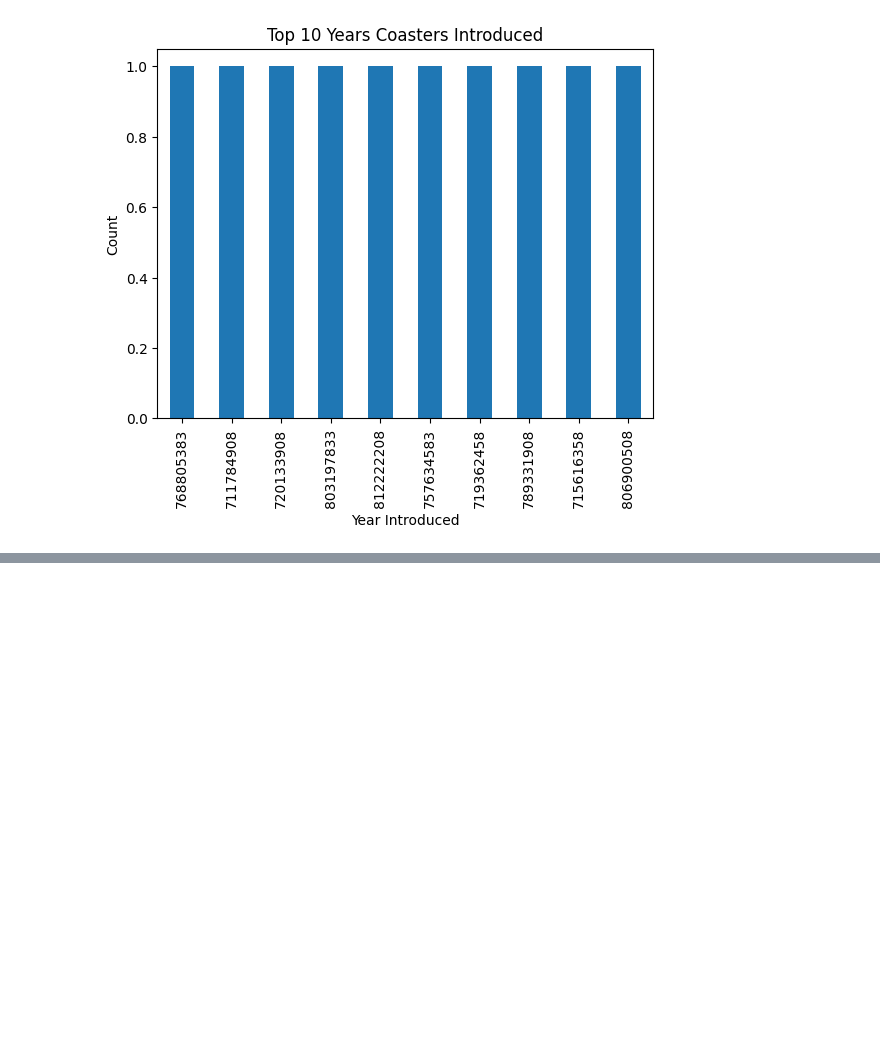
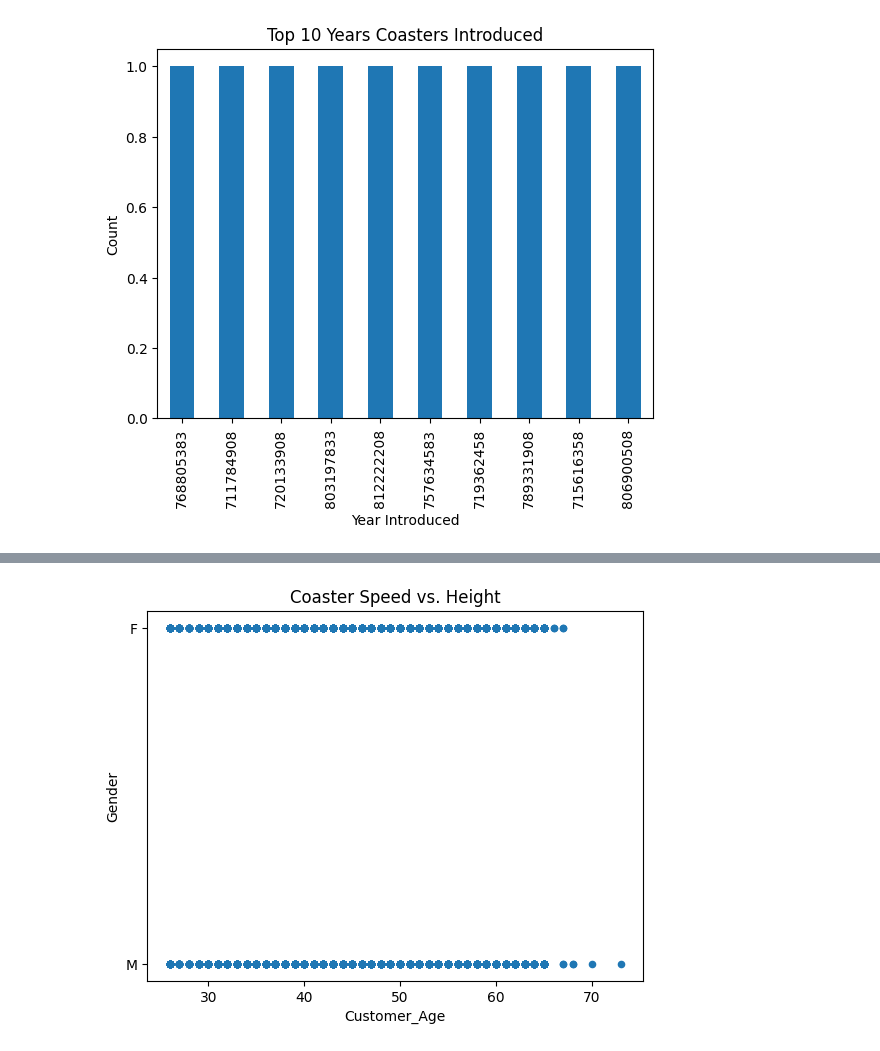
Before and after one commit to renggadiansa/python-project, a Jupyter notebook: ai/read.ipynb, the cells around one changed output, grey strips where cells are left out. Cells and saved outputs as stored; diff of their text form; code cells hidden in the pictures; blank space fills up the shorter version.

```diff
--- a/ai/read.ipynb
+++ b/ai/read.ipynb
@@ -96,0 +135,8 @@ Text(0, 0.5, 'Count')
+# %%
+df.plot(kind='scatter',
+        x='Customer_Age',
+        y='Gender',
+        title='Coaster Speed vs. Height')
+plt.show()
+# %% [output]
+[figure, added]
```
Also changed, not shown: parts of 4 cells of this notebook.
